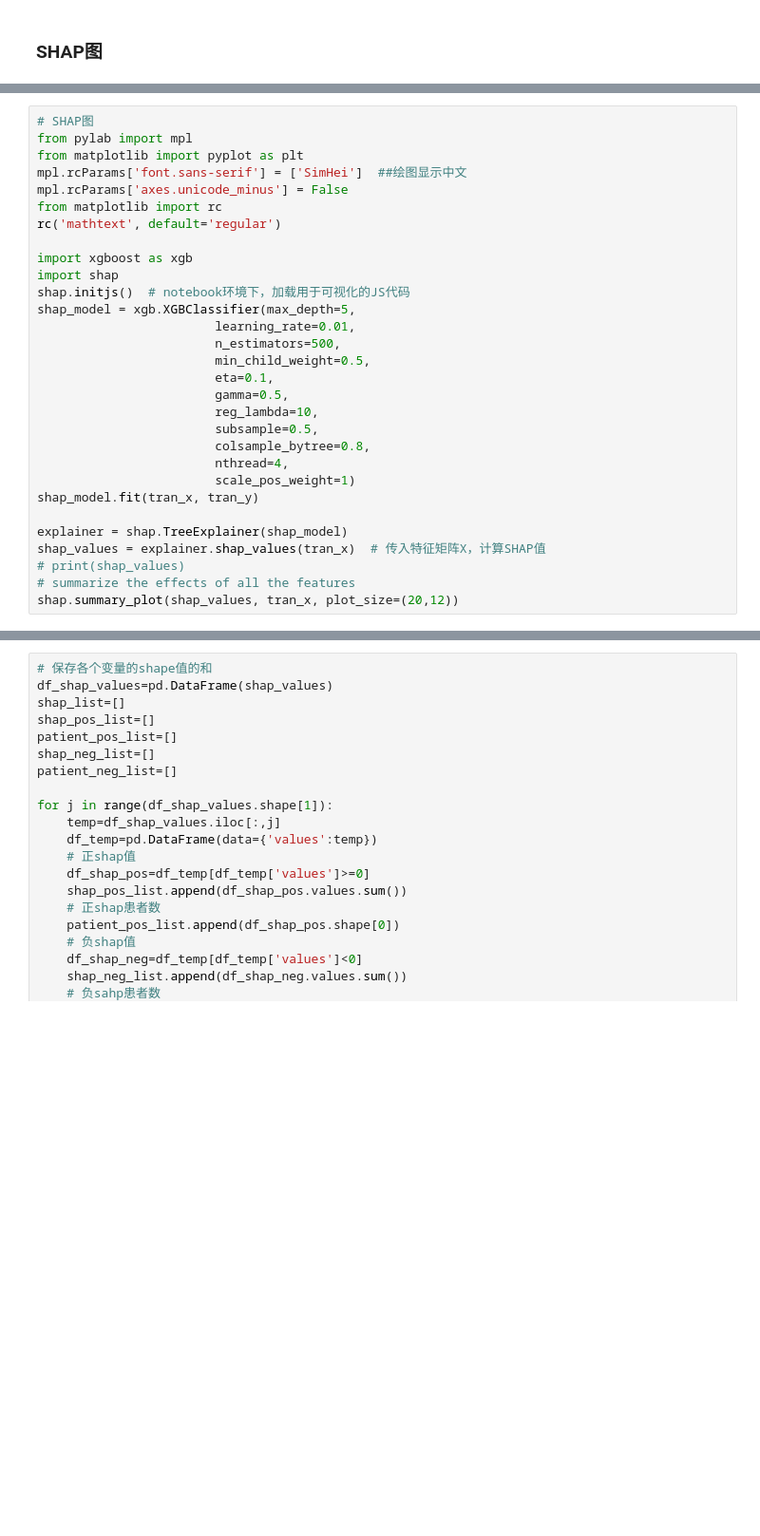
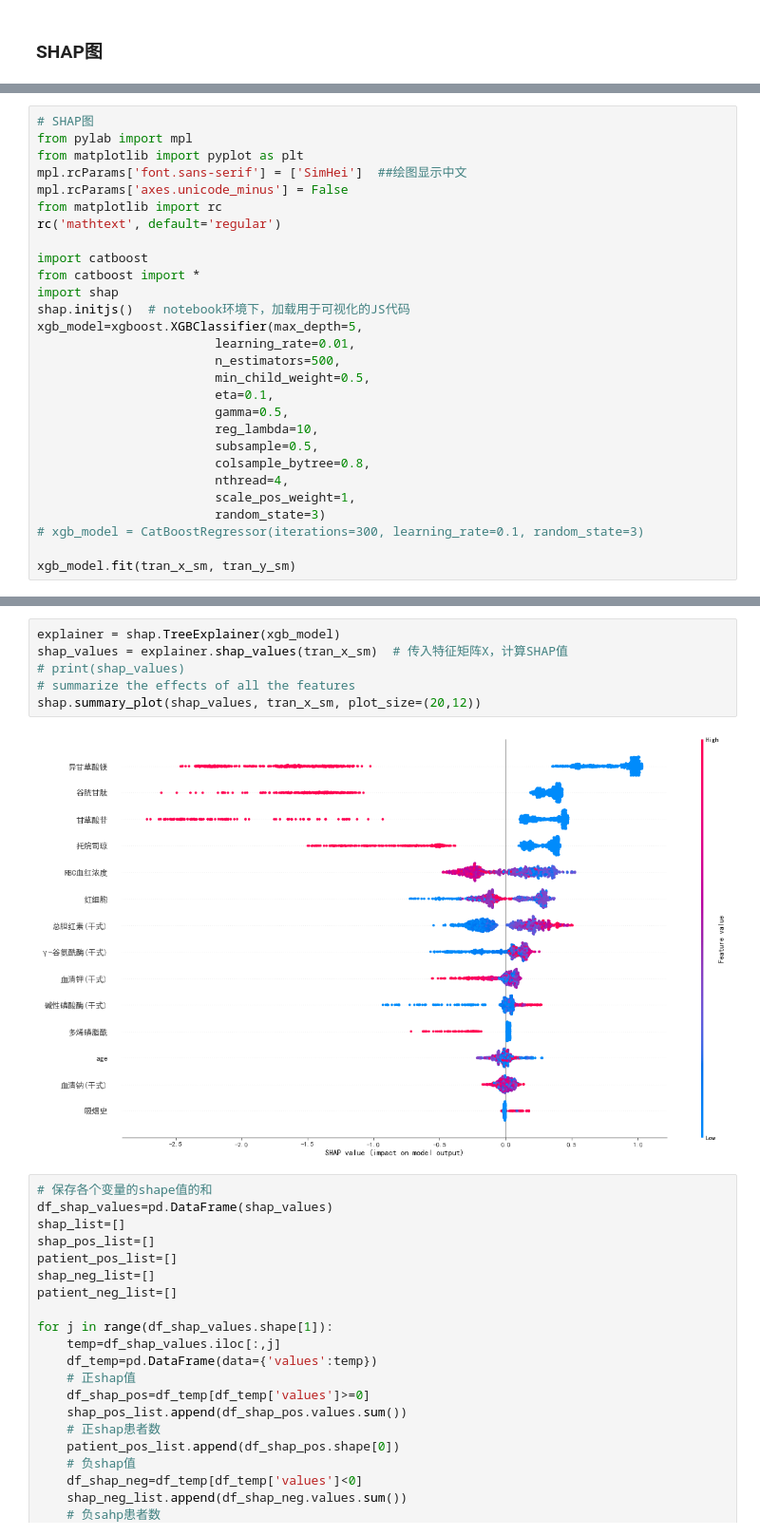
Before and after one commit to yuyongsheng1990/MTX_shanghai_sixth_hospital, a Jupyter notebook: data_model.ipynb, the cells around one changed output, grey strips where cells are left out. Shown at 95% size. Drawn from its saved outputs; the diff is of its cells as text; blank space fills up the shorter version.

```diff
--- a/data_model.ipynb
+++ b/data_model.ipynb
@@ -924,10 +984,11 @@ mpl.rcParams['axes.unicode_minus'] = False
 from matplotlib import rc
 rc('mathtext', default='regular')
 
-import xgboost as xgb
+import catboost
+from catboost import *
 import shap
 shap.initjs()  # notebook环境下，加载用于可视化的JS代码
-shap_model = xgb.XGBClassifier(max_depth=5,
+xgb_model=xgboost.XGBClassifier(max_depth=5,
                         learning_rate=0.01,
                         n_estimators=500,
                         min_child_weight=0.5,
@@ -937,13 +998,10 @@ shap_model = xgb.XGBClassifier(max_depth=5,
                         subsample=0.5,
                         colsample_bytree=0.8,
                         nthread=4,
-                        scale_pos_weight=1)
-shap_model.fit(tran_x, tran_y)
+                        scale_pos_weight=1,
+                        random_state=3)
+# xgb_model = CatBoostRegressor(iterations=300, learning_rate=0.1, random_state=3)
 
-explainer = shap.TreeExplainer(shap_model)
-shap_values = explainer.shap_values(tran_x)  # 传入特征矩阵X，计算SHAP值
-# print(shap_values)
-# summarize the effects of all the features
-shap.summary_plot(shap_values, tran_x, plot_size=(20,12))
+xgb_model.fit(tran_x_sm, tran_y_sm)
 # %% [output]
 [interactive output not drawn]
@@ -952,3 +1011,11 @@ Setting feature_perturbation = "tree_path_dependent" because no background data
+# %%
+explainer = shap.TreeExplainer(xgb_model)
+shap_values = explainer.shap_values(tran_x_sm)  # 传入特征矩阵X，计算SHAP值
+# print(shap_values)
+# summarize the effects of all the features
+shap.summary_plot(shap_values, tran_x_sm, plot_size=(20,12))
+# %% [output]
+[figure, added]
 # %%
 # 保存各个变量的shape值的和
 df_shap_values=pd.DataFrame(shap_values)
```
Also changed, not shown: parts of 18 cells of this notebook, 1 other file.
